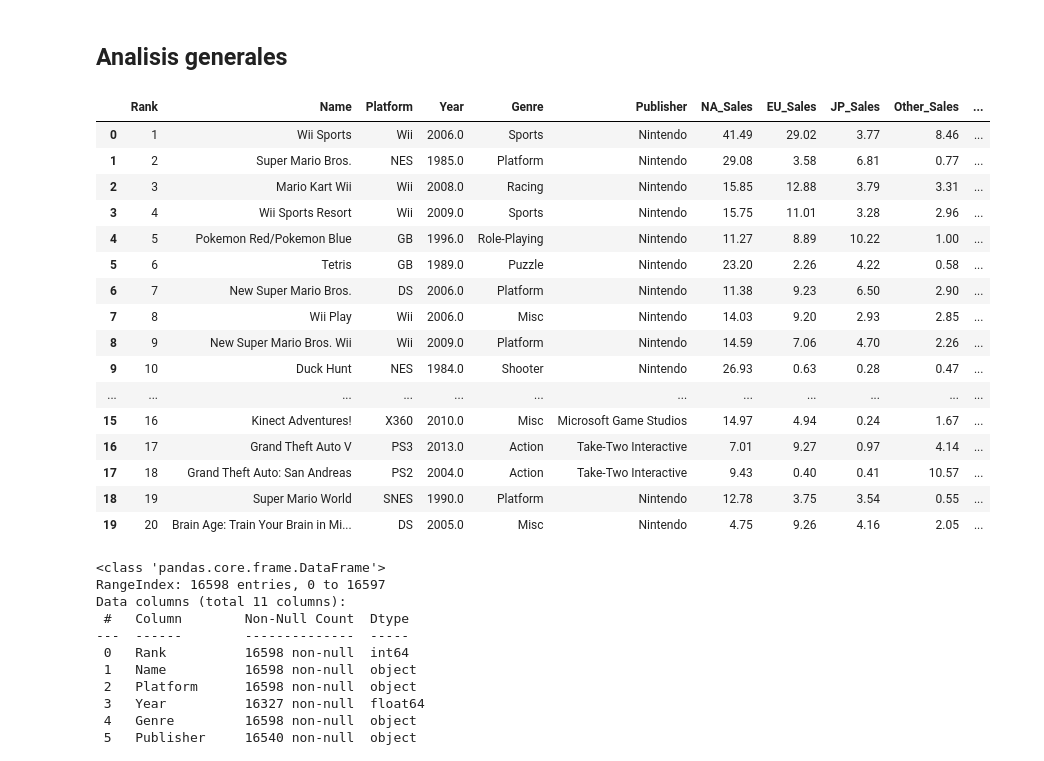
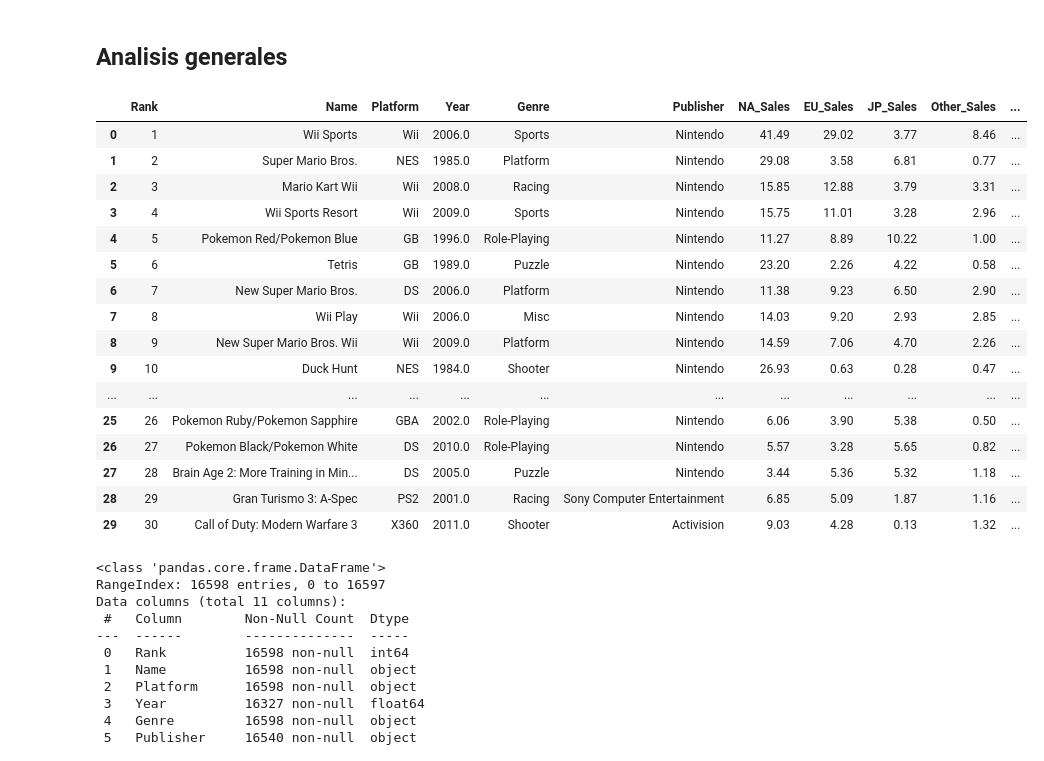
Before and after one commit to Bootcamp-Data-Analyst/P2-Procesamiento-Limpieza-Python-Ruben, a Jupyter notebook: notebook/P2-Procesamiento.ipynb, the cells around one changed output. Cells and saved outputs as stored; diff of their text form; code cells hidden in the pictures.

```diff
--- a/notebook/P2-Procesamiento.ipynb
+++ b/notebook/P2-Procesamiento.ipynb
@@ -21,25 +21,25 @@ df = pd.read_csv('../data/raw/vgsales.csv')
 ## Analisis generales
 # %%
 # Primera visualización de los datos
-df.head(20)
+df.head(30)
 # %% [output]
 |  | Rank | Name | Platform | Year | Genre | Publisher | NA_Sales | EU_Sales | JP_Sales | Other_Sales | ... |
 | 0 | 1 | Wii Sports | Wii | 2006.0 | Sports | Nintendo | 41.49 | 29.02 | 3.77 | 8.46 | ... |
 | 1 | 2 | Super Mario Bros. | NES | 1985.0 | Platform | Nintendo | 29.08 | 3.58 | 6.81 | 0.77 | ... |
 | 2 | 3 | Mario Kart Wii | Wii | 2008.0 | Racing | Nintendo | 15.85 | 12.88 | 3.79 | 3.31 | ... |
 | 3 | 4 | Wii Sports Resort | Wii | 2009.0 | Sports | Nintendo | 15.75 | 11.01 | 3.28 | 2.96 | ... |
 | 4 | 5 | Pokemon Red/Pokemon Blue | GB | 1996.0 | Role-Playing | Nintendo | 11.27 | 8.89 | 10.22 | 1.00 | ... |
 | 5 | 6 | Tetris | GB | 1989.0 | Puzzle | Nintendo | 23.20 | 2.26 | 4.22 | 0.58 | ... |
 | 6 | 7 | New Super Mario Bros. | DS | 2006.0 | Platform | Nintendo | 11.38 | 9.23 | 6.50 | 2.90 | ... |
 | 7 | 8 | Wii Play | Wii | 2006.0 | Misc | Nintendo | 14.03 | 9.20 | 2.93 | 2.85 | ... |
 | 8 | 9 | New Super Mario Bros. Wii | Wii | 2009.0 | Platform | Nintendo | 14.59 | 7.06 | 4.70 | 2.26 | ... |
 | 9 | 10 | Duck Hunt | NES | 1984.0 | Shooter | Nintendo | 26.93 | 0.63 | 0.28 | 0.47 | ... |
 | ... | ... | ... | ... | ... | ... | ... | ... | ... | ... | ... | ... |
-| 15 | 16 | Kinect Adventures! | X360 | 2010.0 | Misc | Microsoft Game Studios | 14.97 | 4.94 | 0.24 | 1.67 | ... |
-| 16 | 17 | Grand Theft Auto V | PS3 | 2013.0 | Action | Take-Two Interactive | 7.01 | 9.27 | 0.97 | 4.14 | ... |
-| 17 | 18 | Grand Theft Auto: San Andreas | PS2 | 2004.0 | Action | Take-Two Interactive | 9.43 | 0.40 | 0.41 | 10.57 | ... |
-| 18 | 19 | Super Mario World | SNES | 1990.0 | Platform | Nintendo | 12.78 | 3.75 | 3.54 | 0.55 | ... |
-| 19 | 20 | Brain Age: Train Your Brain in Mi... | DS | 2005.0 | Misc | Nintendo | 4.75 | 9.26 | 4.16 | 2.05 | ... |
+| 25 | 26 | Pokemon Ruby/Pokemon Sapphire | GBA | 2002.0 | Role-Playing | Nintendo | 6.06 | 3.90 | 5.38 | 0.50 | ... |
+| 26 | 27 | Pokemon Black/Pokemon White | DS | 2010.0 | Role-Playing | Nintendo | 5.57 | 3.28 | 5.65 | 0.82 | ... |
+| 27 | 28 | Brain Age 2: More Training in Min... | DS | 2005.0 | Puzzle | Nintendo | 3.44 | 5.36 | 5.32 | 1.18 | ... |
+| 28 | 29 | Gran Turismo 3: A-Spec | PS2 | 2001.0 | Racing | Sony Computer Entertainment | 6.85 | 5.09 | 1.87 | 1.16 | ... |
+| 29 | 30 | Call of Duty: Modern Warfare 3 | X360 | 2011.0 | Shooter | Activision | 9.03 | 4.28 | 0.13 | 1.32 | ... |
 # %%
 # Información general de DataFrame
 df.info()
```
Also changed, not shown: parts of 25 cells of this notebook.
